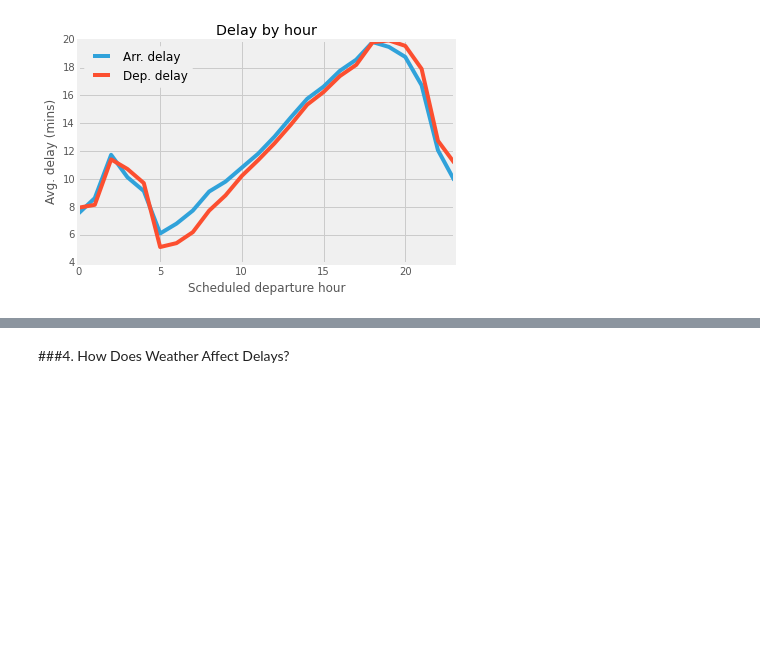
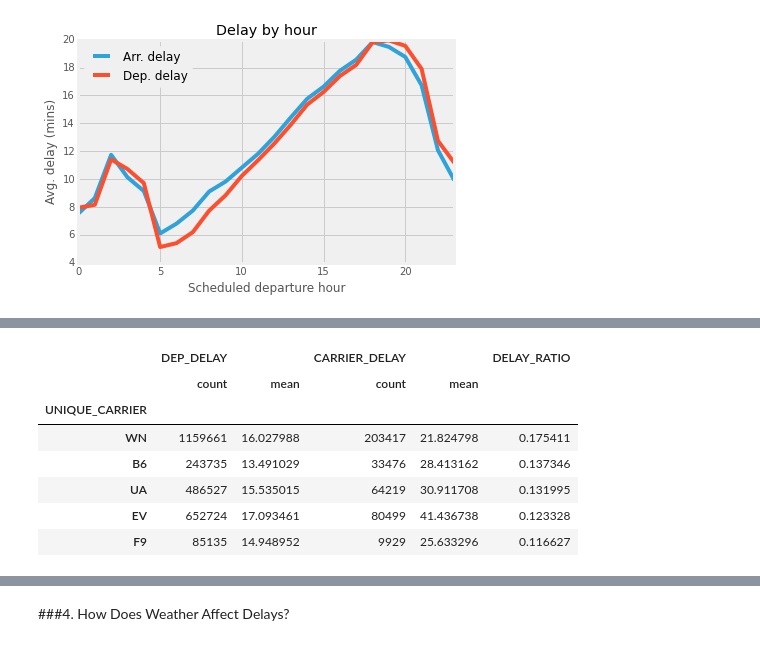
Before and after one commit to LeonhardFS/flightbbq, a Jupyter notebook: 03_DataExploration.ipynb, the cells around one changed output, grey strips where cells are left out. Saved outputs shown, nothing was run; the diff lists cells and outputs as text; code cells hidden in the pictures; blank space fills up the shorter version.

```diff
--- a/03_DataExploration.ipynb
+++ b/03_DataExploration.ipynb
@@ -190,0 +242,23 @@ ax.set_title('Delay by hour')
+# %%
+import numpy as np
+SD = complete2014Data[['UNIQUE_CARRIER', 'DEP_DELAY', 'CARRIER_DELAY']]
+
+SD = SD[SD.DEP_DELAY.notnull()]
+SD.ix[(SD.DEP_DELAY < 0), 'DEP_DELAY'] = 0
+SD.ix[(SD.CARRIER_DELAY <= 0), 'CARRIER_DELAY'] = np.nan
+
+SD = SD.groupby('UNIQUE_CARRIER').agg( ['count', 'mean'] )
+SD = SD[ (SD['DEP_DELAY']['count'] > threshold) & (SD['CARRIER_DELAY']['count'] > 0) ] # Make sure flights are above threshold
+SD.ix[:, 'DELAY_RATIO'] = SD['CARRIER_DELAY']['count'] / SD['DEP_DELAY']['count']
+SD = SD.sort(columns='DELAY_RATIO', ascending=False)
+
+SD.head(5)
+# %% [output]
+|  | DEP_DELAY |  | CARRIER_DELAY |  | DELAY_RATIO |
+|  | count | mean | count | mean |  |
+| UNIQUE_CARRIER |  |  |  |  |  |
+| WN | 1159661 | 16.027988 | 203417 | 21.824798 | 0.175411 |
+| B6 | 243735 | 13.491029 | 33476 | 28.413162 | 0.137346 |
+| UA | 486527 | 15.535015 | 64219 | 30.911708 | 0.131995 |
+| EV | 652724 | 17.093461 | 80499 | 41.436738 | 0.123328 |
+| F9 | 85135 | 14.948952 | 9929 | 25.633296 | 0.116627 |
```
Also changed, not shown: parts of 6 cells of this notebook.
